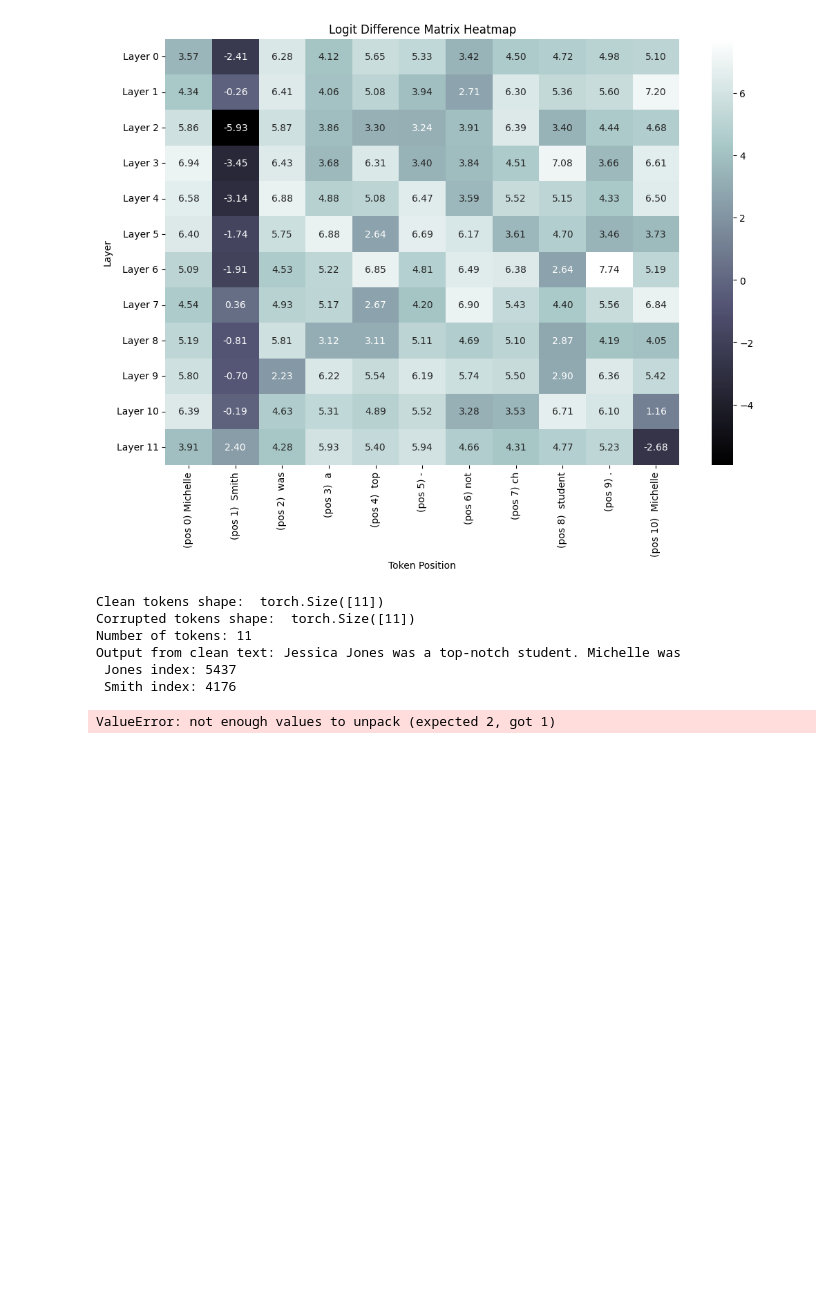
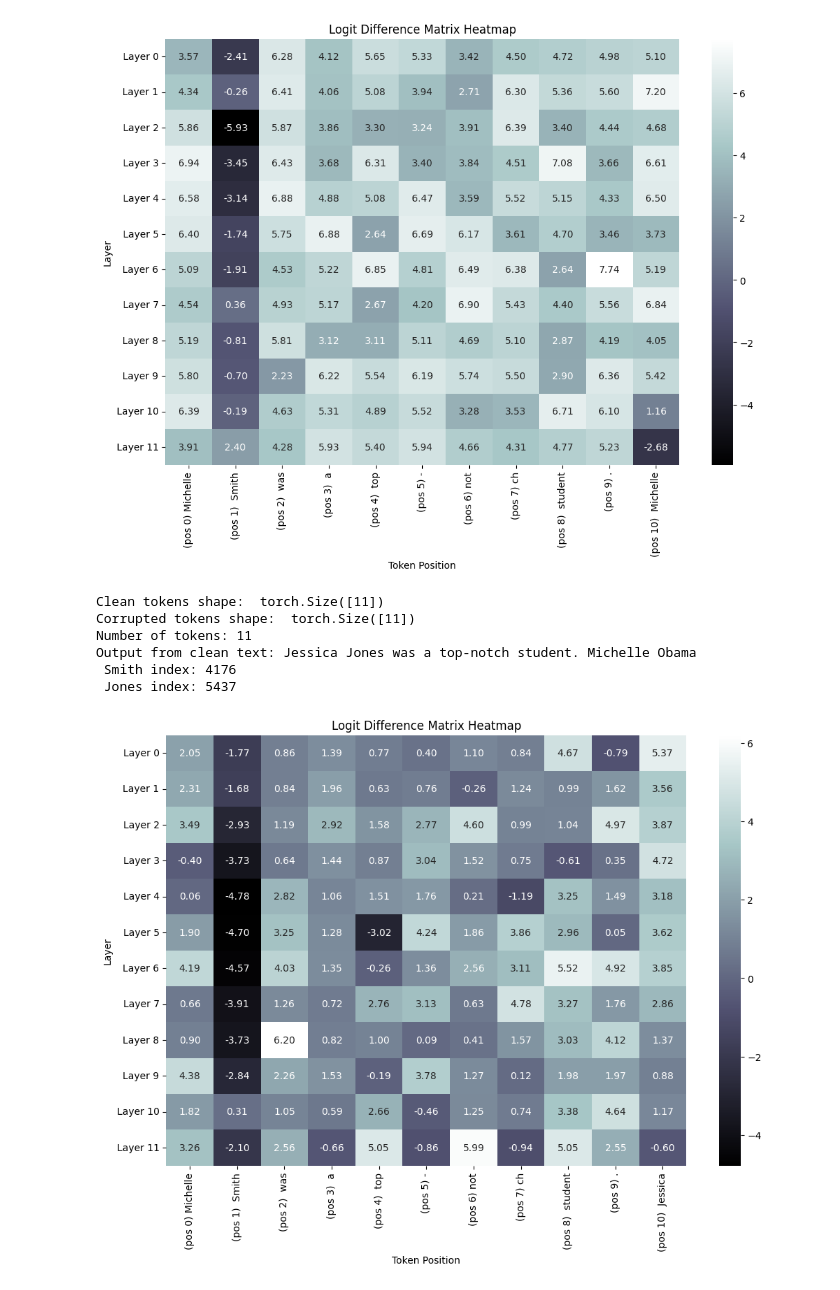
Before and after one commit to aed6-ua/minGPT, a Jupyter notebook: assignment.ipynb, the cells around one changed output. Drawn from its saved outputs; the diff is of its cells as text; code cells hidden in the pictures; blank space fills up the shorter version.

```diff
--- a/assignment.ipynb
+++ b/assignment.ipynb
@@ -608,14 +608,14 @@ def test(model, clean_text, corrupted_text, token1, token2):
 # %%
 # Clean text
 clean_text = "Jessica Jones was a top-notch student. Michelle"
 corrupted_text = "Michelle Smith was a top-notch student. Jessica"
 
-test(model, clean_text, corrupted_text, " Jones", " Smith")
+test(model, clean_text, corrupted_text, " Smith", " Jones")
 # %% [output]
 Clean tokens shape:  torch.Size([11])
 Corrupted tokens shape:  torch.Size([11])
 Number of tokens: 11
-Output from clean text: Jessica Jones was a top-notch student. Michelle was
+Output from clean text: Jessica Jones was a top-notch student. Michelle Obama
+ Smith index: 4176
  Jones index: 5437
- Smith index: 4176
-ValueError: not enough values to unpack (expected 2, got 1)
+[figure, added]
```
Also changed, not shown: parts of 3 cells of this notebook.
